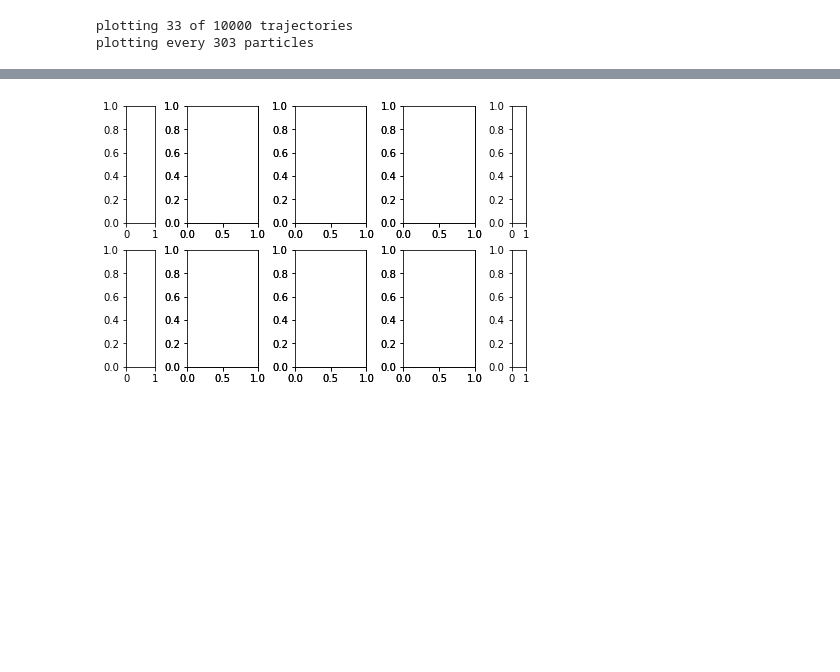
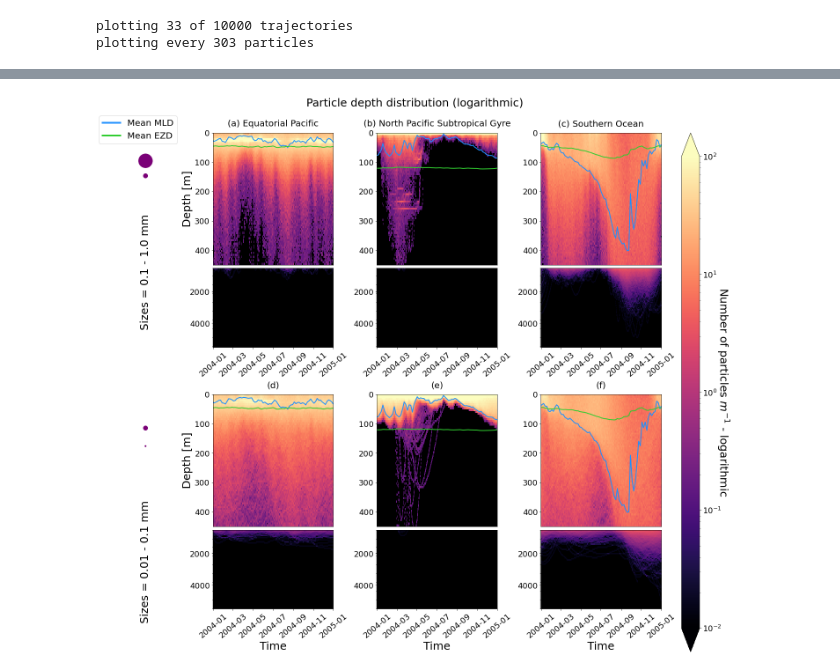
Before and after one commit to OceanParcels/biofouling_3dtransport_2, a Jupyter notebook: Analysis/Locations.ipynb, the cells around one changed output, grey strips where cells are left out. Cells and saved outputs as stored; diff of their text form; code cells hidden in the pictures; blank space fills up the shorter version.

Commit message:
figures layout

```diff
--- a/Analysis/Locations.ipynb
+++ b/Analysis/Locations.ipynb
@@ -42,7 +42,7 @@ region = ['EqPac','NPSG', 'SO']
 dt = 60                       # [seconds]
 outputdt = 12                 # [hours]
 mixing = 'markov_0_'+biofouling
-time_plot = round((runtime-92)*24/outputdt)
+time_plot = round((runtime-91)*24/outputdt)
 sizebinedges = [1e-3, 1e-4, 1e-5]
 res ='1x1'
 proc = 'bfnoadv'
@@ -147,3 +147,9 @@ plt.show()
+# %%
+for i in range(len(ds_2['traj'])):
+    ids = np.where(ds_2['w_adv'][i,1:]==0)
+    if ids[0].size>0:
+        for key in list(ds_2.keys())[:31]+[list(ds_2.keys())[-1]]:
+            ds_2[key][i,ids[0][0]:]=np.nan
 # %%
 split_ds_0 = list(ds_0.groupby_bins('r_pl',sizebinedges[::-1]))[::-1]
 split_ds_1 = list(ds_1.groupby_bins('r_pl',sizebinedges[::-1]))[::-1]
@@ -174,23 +182,30 @@ for k in range(len(dslist)):
 depth_cmap = copy(plt.get_cmap('magma'))
 # depth_cmap.set_over('w')
 # %%
-fig = plt.figure(constrained_layout=True) #,figsize=(15,20))
-#gs = fig.add_gridspec(ncols=5, nrows=2, width_ratios=[0.4,1,1,1,0.2], figure=fig,top=0.95, bottom=0.55)
-gs = gridspec.GridSpec(ncols=5, nrows=2, width_ratios=[0.4,1,1,1,0.2], figure=fig, top=0.95, bottom=0.55)
+fig = plt.figure(figsize=(20,17),constrained_layout=True)
+gs = gridspec.GridSpec(ncols=5, nrows=17, width_ratios=[0.3,1,1,1,0.15], figure=fig)
+ax1 = fig.add_subplot(gs[:8, 0])
+ax2 = fig.add_subplot(gs[8:, 0])
 
-ax1 = fig.add_subplot(gs[:1, 0])
-#ax2 = fig.add_subplot(gs[1:, 0])
-ax3 = fig.add_subplot(gs[0, 1])
-ax4 = fig.add_subplot(gs[1, 1])
-ax7 = fig.add_subplot(gs[0, 2])
-ax8 = fig.add_subplot(gs[1, 2])
-ax11 = fig.add_subplot(gs[0, 3])
-ax12 = fig.add_subplot(gs[1, 3])
-ax15 = fig.add_subplot(gs[0, 4])
-axes1 = [[[ax1],[ax3,ax4],[ax7,ax8],[ax11,ax12],[ax15]]]
-#axes = [[ax1, ax2],[[ax3,ax4],[ax5,ax6]],[[ax7,ax8],[ax9,ax10]],[[ax11,ax12],[ax13,ax14]]]
+ax3 = fig.add_subplot(gs[:5, 1])
+ax4 = fig.add_subplot(gs[5:8, 1])
+ax5 = fig.add_subplot(gs[8:13, 1])
+ax6 = fig.add_subplot(gs[13:16, 1])
 
-for i, ax_r in enumerate(axes1[1:]):   # column: region
+ax7 = fig.add_subplot(gs[:5, 2])
+ax8 = fig.add_subplot(gs[5:8, 2])
+ax9 = fig.add_subplot(gs[8:13, 2])
+ax10 = fig.add_subplot(gs[13:16, 2])
+
+ax11 = fig.add_subplot(gs[:5, 3])
+ax12 = fig.add_subplot(gs[5:8, 3])
+ax13 = fig.add_subplot(gs[8:13, 3])
+ax14 = fig.add_subplot(gs[13:16, 3])
+
+ax15 = fig.add_subplot(gs[:17, 4])
+axes = [[ax1, ax2],[[ax3,ax4],[ax5,ax6]],[[ax7,ax8],[ax9,ax10]],[[ax11,ax12],[ax13,ax14]]]
+
+for i, ax_r in enumerate(axes[1:]):   # column: region
     for c, ax_s in enumerate(ax_r):   # row: size
         for j, ax in enumerate(ax_s): # subfigure: depth
             ax.set_facecolor('k')
@@ -205,49 +220,13 @@ for i, ax_r in enumerate(axes1[1:]):   # column: region
                     bottom=False,      # ticks along the bottom edge are off
                     top=False,         # ticks along the top edge are off
                     labelbottom=False) # labels along the bottom edge are off
-                #ax.set_ylabel('Depth [m]', fontsize=18)#14
+
+                n=c*3+i
                 ax.set_ylim(depthbins[sub_depths[j][1]-1], depthbins[sub_depths[j][0]])
                 if c == 0:
-                    ax.set_title(regions[region[i]], fontsize=20)#16
-                if i == 0:
-                    ax.set_ylabel('Depth [m]', fontsize=25)#14
-            if j == 1:
-                ax.set_ylim(depthbins[sub_depths[j][1]-1], depthbins[sub_depths[j][0]])
-                ax.set_yticks(np.linspace(depthbins[sub_depths[j][1]-1], depthbins[sub_depths[j][0]],100),minor=True)
-                ax.tick_params(axis='x', rotation=40) #20)
-                if c == 1:
-                    ax.set_xlabel('Time', fontsize=25) #14)
-
-gs2 = gridspec.GridSpec(ncols=5, nrows=2, width_ratios=[0.4,1,1,1,0.2], figure=fig, top=0.45, bottom=0.02)
-ax2 = fig.add_subplot(gs2[1:, 0])
-ax5 = fig.add_subplot(gs2[0, 1])
-ax6 = fig.add_subplot(gs2[1, 1])
-ax9 = fig.add_subplot(gs2[0, 2])
-ax10 = fig.add_subplot(gs2[1, 2])
-ax13 = fig.add_subplot(gs2[0, 3])
-ax14 = fig.add_subplot(gs2[1, 3])
-ax16 = fig.add_subplot(gs2[-1, 4])
-axes2 = [[[ax2],[ax5,ax6],[ax9,ax10],[ax13,ax14],[ax16]]]
-
-for i, ax_r in enumerate(axes2[1:]):   # column: region
-    for c, ax_s in enumerate(ax_r):   # row: size
-        for j, ax in enumerate(ax_s): # subfigure: depth
-            ax.set_facecolor('k')
-            ax.tick_params(axis='both', labelsize=18)#13
-            pc = ax.pcolormesh(timebins,depthbins[sub_depths[j][0]:sub_depths[j][1]],depth_numbers[i,c,:,sub_depths[j][0]:sub_depths[j][1]-1].T, cmap=depth_cmap,norm=mcolors.LogNorm(vmin=1e-2, vmax=1e2))
-            if j == 0:
-                ax.plot(dslist[i]['time'][0,obs_ids[0]:obs_ids[1]], mldlist[i][obs_ids[0]:obs_ids[1]], linewidth=2, c='dodgerblue', label='Mean Mixed Layer Depth')
-                ax.plot(dslist[i]['time'][0,obs_ids[0]:obs_ids[1]], ezlist[i][obs_ids[0]:obs_ids[1]], linewidth=2, c='limegreen', label='Mean Euphotic Depth')
-                ax.tick_params(
-                    axis='x',          # changes apply to the x-axis
-                    which='both',      # both major and minor ticks are affected
-                    bottom=False,      # ticks along the bottom edge are off
-                    top=False,         # ticks along the top edge are off
-                    labelbottom=False) # labels along the bottom edge are off
-                #ax.set_ylabel('Depth [m]', fontsize=18)#14
-                ax.set_ylim(depthbins[sub_depths[j][1]-1], depthbins[sub_depths[j][0]])
-                if c == 0:
-                    ax.set_title(regions[region[i]], fontsize=20)#16
+                    ax.set_title('('+chr(ord('a')+n)+') '+ regions[region[i]], fontsize=20, y=1.03)
+                else:
+                    ax.set_title('('+chr(ord('a')+n)+')', fontsize=20, y=1.03)
                 if i == 0:
                     ax.set_ylabel('Depth [m]', fontsize=25)#14
             if j == 1:
@@ -259,10 +238,10 @@ for i, ax_r in enumerate(axes2[1:]):   # column: region
 
 
 cb = fig.colorbar(pc, cax=ax15, extend='both')
-cb.set_label('Number of particles $m^{-1}$ - logarithmic', size=25) #15)
+cb.set_label('Number of particles $m^{-1}$ - logarithmic', size=25, rotation=270, labelpad=20)
 cb.ax.tick_params(labelsize=18) #13)
 
-fig.suptitle('Particle depth distribution (logarithmic)', fontsize=25) #20) #January 2004 - January 2005
+fig.suptitle('Particle depth distribution (logarithmic)', fontsize=25, y=1.03) #20) #January 2004 - January 2005
 #plt.subplots_adjust(top=0.92)
 #fig.tight_layout(h_pad=1)
 #fig.tight_layout()
@@ -276,6 +255,5 @@ for k, ds_r in enumerate(split_ds):
 custom_lines = [Line2D([0], [0], color='dodgerblue', lw=4),
                 Line2D([0], [0], color='limegreen', lw=4)]
 
-ax16.axis('off')
-ax16.legend(custom_lines, ["Mean MLD", "Mean EZD"], loc='upper right', fontsize=20) #13)
+ax1.legend(custom_lines, ["Mean MLD", "Mean EZD"], loc='upper right', fontsize=20, bbox_to_anchor=(1.5,1.1))
 # %% [output]
@@ -283 +261 @@ NameError: name 'pc' is not defined
-[figure, old version]
+[figure, new version]
```
Also changed, not shown: parts of 15 cells of this notebook, 1 other file.
